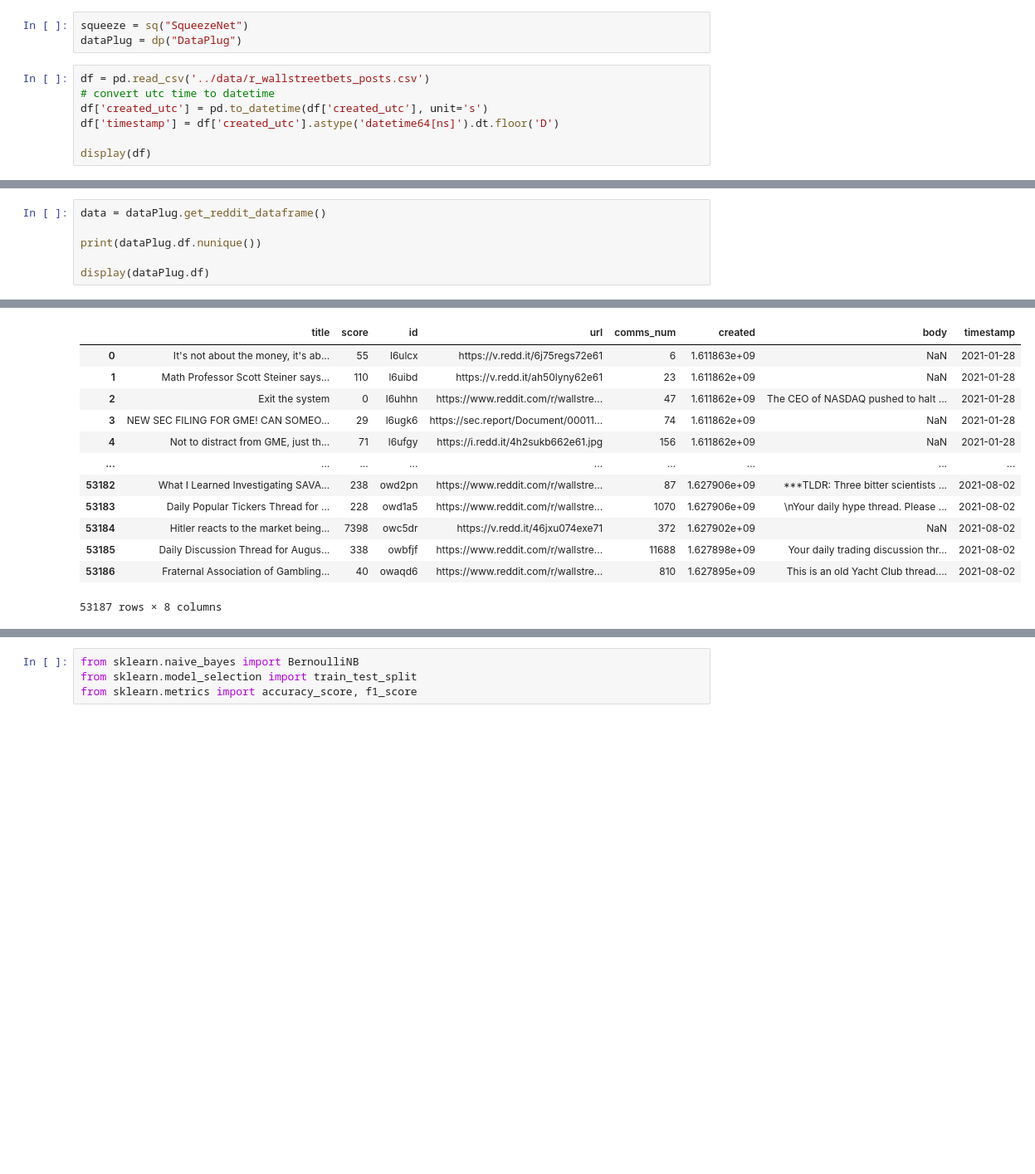
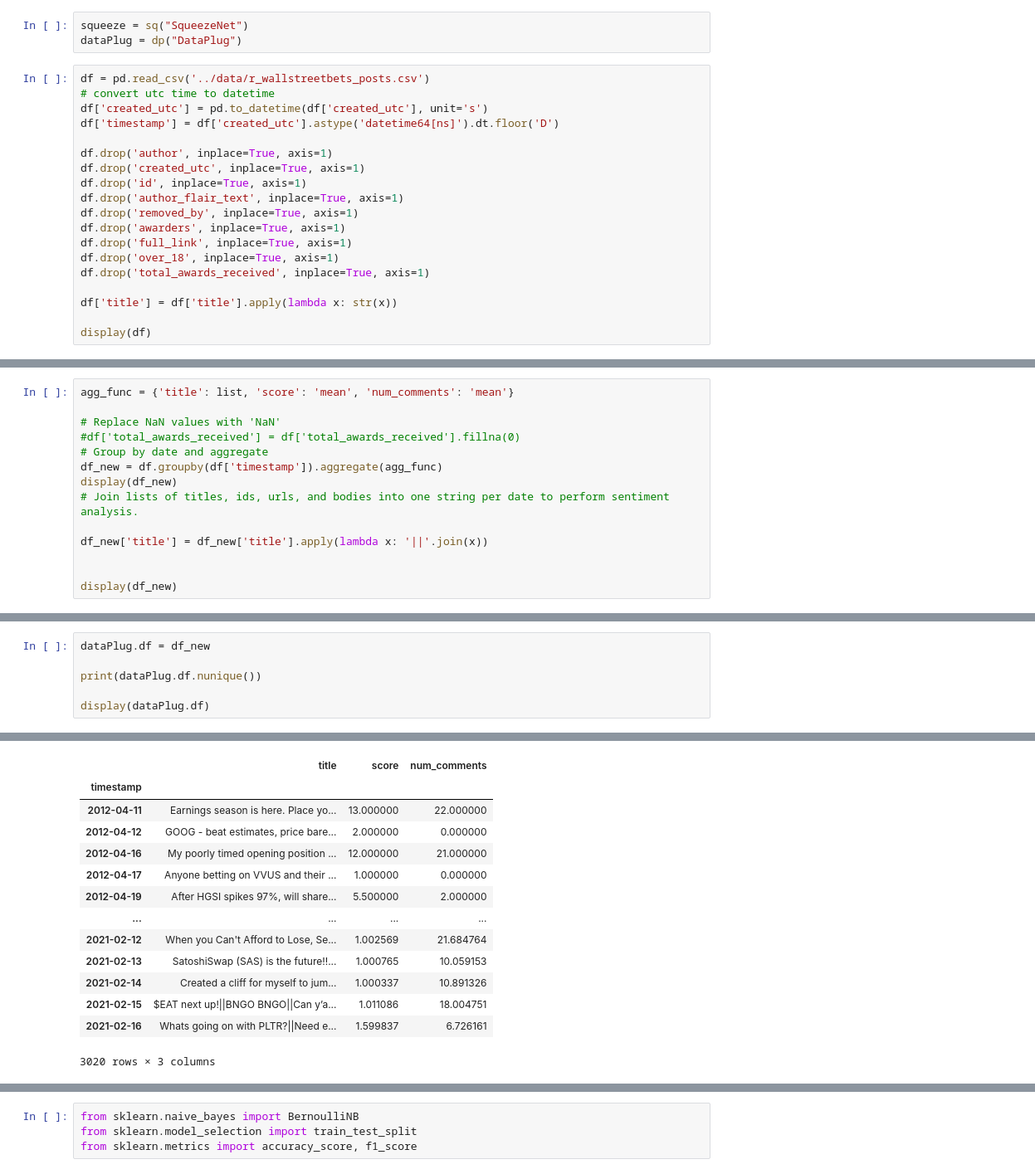
Before and after one commit to JKelly423/SqueezeNet, a Jupyter notebook: src/driver.ipynb, the cells around one changed output, grey strips where cells are left out. Shown at 83% size. Saved outputs shown, nothing was run; the diff lists cells and outputs as text; blank space fills up the shorter version.

```diff
--- a/src/driver.ipynb
+++ b/src/driver.ipynb
@@ -12,5 +16,17 @@ df = pd.read_csv('../data/r_wallstreetbets_posts.csv')
 df['created_utc'] = pd.to_datetime(df['created_utc'], unit='s')
 df['timestamp'] = df['created_utc'].astype('datetime64[ns]').dt.floor('D')
 
+df.drop('author', inplace=True, axis=1)
+df.drop('created_utc', inplace=True, axis=1)
+df.drop('id', inplace=True, axis=1)
+df.drop('author_flair_text', inplace=True, axis=1)
+df.drop('removed_by', inplace=True, axis=1)
+df.drop('awarders', inplace=True, axis=1)
+df.drop('full_link', inplace=True, axis=1)
+df.drop('over_18', inplace=True, axis=1)
+df.drop('total_awards_received', inplace=True, axis=1)
+
+df['title'] = df['title'].apply(lambda x: str(x))
+
 display(df)
 # %% [output]
@@ -46,0 +46,14 @@ dtype: int64
+# %%
+agg_func = {'title': list, 'score': 'mean', 'num_comments': 'mean'}
+
+# Replace NaN values with 'NaN'
+#df['total_awards_received'] = df['total_awards_received'].fillna(0)
+# Group by date and aggregate
+df_new = df.groupby(df['timestamp']).aggregate(agg_func)
+display(df_new)
+# Join lists of titles, ids, urls, and bodies into one string per date to perform sentiment analysis.
+
+df_new['title'] = df_new['title'].apply(lambda x: '||'.join(x))
+
+
+display(df_new)
@@ -47,5 +89,5 @@ dtype: int64
 # %%
-data = dataPlug.get_reddit_dataframe()
+dataPlug.df = df_new
 
 print(dataPlug.df.nunique())
 
@@ -62,17 +99,18 @@ timestamp      177
 dtype: int64
-|  | title | score | id | url | comms_num | created | body | timestamp |
-| 0 | It's not about the money, it's ab... | 55 | l6ulcx | https://v.redd.it/6j75regs72e61 | 6 | 1.611863e+09 | NaN | 2021-01-28 |
-| 1 | Math Professor Scott Steiner says... | 110 | l6uibd | https://v.redd.it/ah50lyny62e61 | 23 | 1.611862e+09 | NaN | 2021-01-28 |
-| 2 | Exit the system | 0 | l6uhhn | https://www.reddit.com/r/wallstre... | 47 | 1.611862e+09 | The CEO of NASDAQ pushed to halt ... | 2021-01-28 |
-| 3 | NEW SEC FILING FOR GME! CAN SOMEO... | 29 | l6ugk6 | https://sec.report/Document/00011... | 74 | 1.611862e+09 | NaN | 2021-01-28 |
-| 4 | Not to distract from GME, just th... | 71 | l6ufgy | https://i.redd.it/4h2sukb662e61.jpg | 156 | 1.611862e+09 | NaN | 2021-01-28 |
-| ... | ... | ... | ... | ... | ... | ... | ... | ... |
-| 53182 | What I Learned Investigating SAVA... | 238 | owd2pn | https://www.reddit.com/r/wallstre... | 87 | 1.627906e+09 | ***TLDR: Three bitter scientists ... | 2021-08-02 |
-| 53183 | Daily Popular Tickers Thread for ... | 228 | owd1a5 | https://www.reddit.com/r/wallstre... | 1070 | 1.627906e+09 | \nYour daily hype thread. Please ... | 2021-08-02 |
-| 53184 | Hitler reacts to the market being... | 7398 | owc5dr | https://v.redd.it/46jxu074exe71 | 372 | 1.627902e+09 | NaN | 2021-08-02 |
-| 53185 | Daily Discussion Thread for Augus... | 338 | owbfjf | https://www.reddit.com/r/wallstre... | 11688 | 1.627898e+09 | Your daily trading discussion thr... | 2021-08-02 |
-| 53186 | Fraternal Association of Gambling... | 40 | owaqd6 | https://www.reddit.com/r/wallstre... | 810 | 1.627895e+09 | This is an old Yacht Club thread.... | 2021-08-02 |
+|  | title | score | num_comments |
+| timestamp |  |  |  |
+| 2012-04-11 | Earnings season is here. Place yo... | 13.000000 | 22.000000 |
+| 2012-04-12 | GOOG - beat estimates, price bare... | 2.000000 | 0.000000 |
+| 2012-04-16 | My poorly timed opening position ... | 12.000000 | 21.000000 |
+| 2012-04-17 | Anyone betting on VVUS and their ... | 1.000000 | 0.000000 |
+| 2012-04-19 | After HGSI spikes 97%, will share... | 5.500000 | 2.000000 |
+| ... | ... | ... | ... |
+| 2021-02-12 | When you Can't Afford to Lose, Se... | 1.002569 | 21.684764 |
+| 2021-02-13 | SatoshiSwap (SAS) is the future!!... | 1.000765 | 10.059153 |
+| 2021-02-14 | Created a cliff for myself to jum... | 1.000337 | 10.891326 |
+| 2021-02-15 | $EAT next up!||BNGO BNGO||Can y’a... | 1.011086 | 18.004751 |
+| 2021-02-16 | Whats going on with PLTR?||Need e... | 1.599837 | 6.726161 |
-53187 rows × 8 columns
+3020 rows × 3 columns
 # %%
 dataPlug.get_price_dataframe()
 # %% [output]
```
Also changed, not shown: parts of 18 cells of this notebook, 1 other file.
